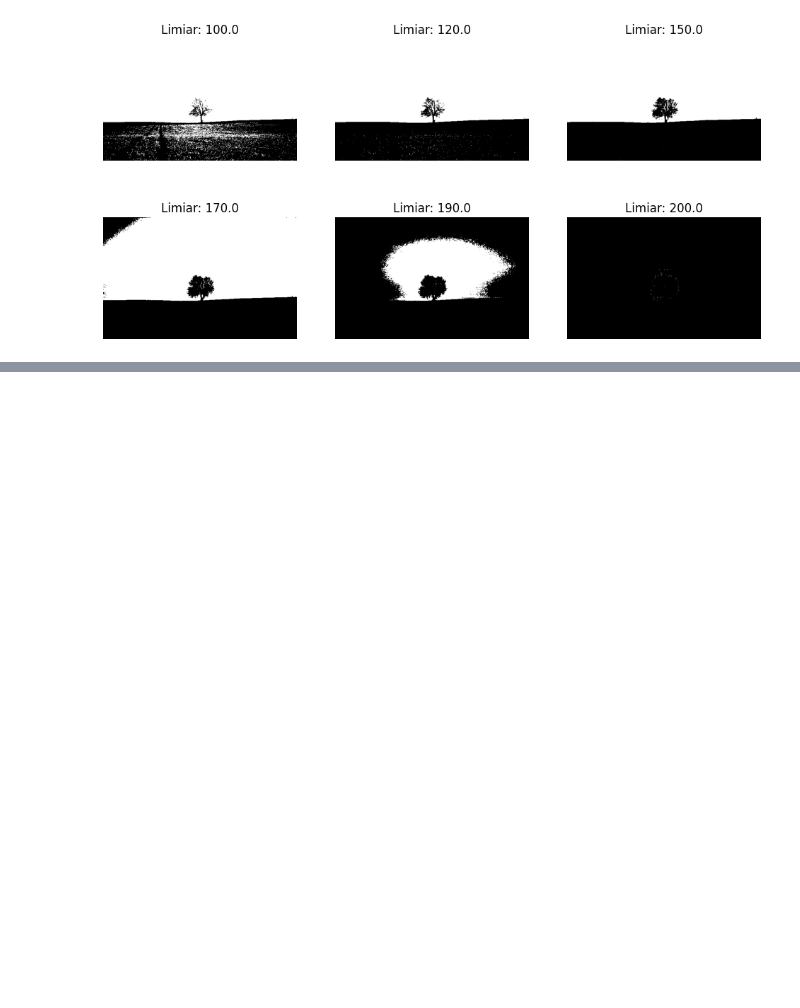
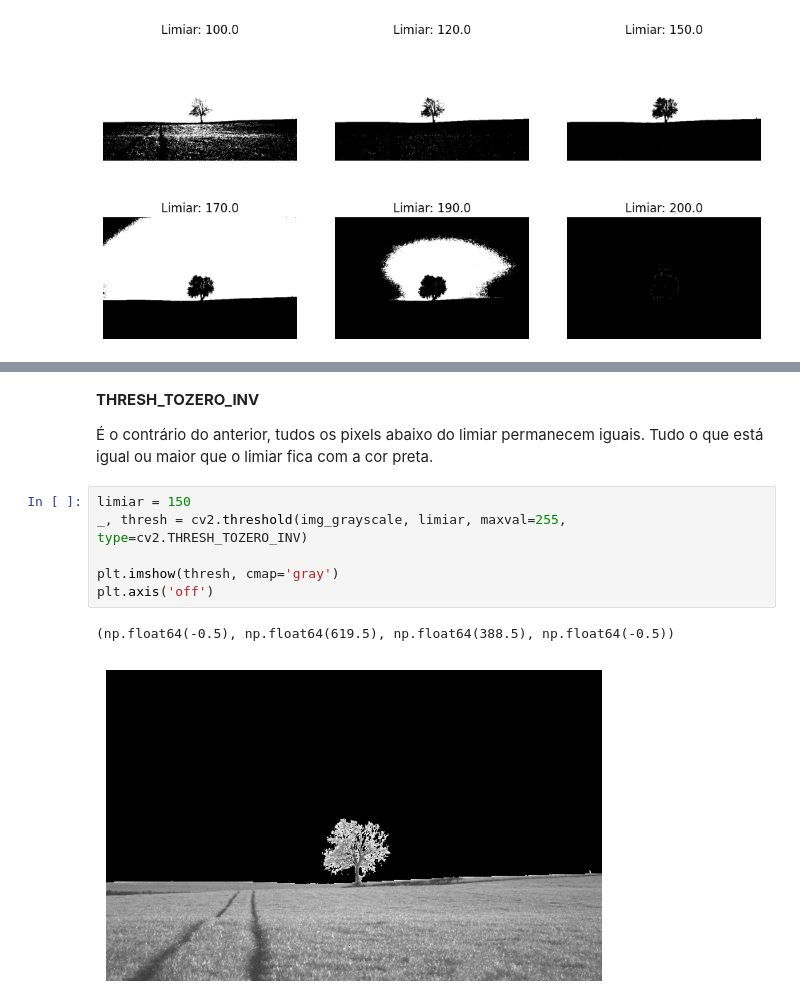
Before and after one commit to DiogoBotton/Computer_Vision_Learn, a Jupyter notebook: Segmentacao_de_Imagens/Segmentacao_Tecnicas_Classicas/tipos_limiarizacao.ipynb, the cells around one changed output, grey strips where cells are left out. Saved outputs shown, nothing was run; the diff lists cells and outputs as text; blank space fills up the shorter version.

```diff
--- a/Segmentacao_de_Imagens/Segmentacao_Tecnicas_Classicas/limiarizacao_binarizacao.ipynb
+++ b/Segmentacao_de_Imagens/Segmentacao_Tecnicas_Classicas/tipos_limiarizacao.ipynb
@@ -59,0 +90,13 @@ for idx, li in enumerate(limiares):
+# %% [markdown]
+**THRESH_TOZERO_INV**
+
+É o contrário do anterior, tudos os pixels abaixo do limiar permanecem iguais. Tudo o que está igual ou maior que o limiar fica com a cor preta.
+# %%
+limiar = 150
+_, thresh = cv2.threshold(img_grayscale, limiar, maxval=255, type=cv2.THRESH_TOZERO_INV)
+
+plt.imshow(thresh, cmap='gray')
+plt.axis('off')
+# %% [output]
+(np.float64(-0.5), np.float64(619.5), np.float64(388.5), np.float64(-0.5))
+[figure, added]
```
Also changed, not shown: parts of 9 cells of this notebook.
